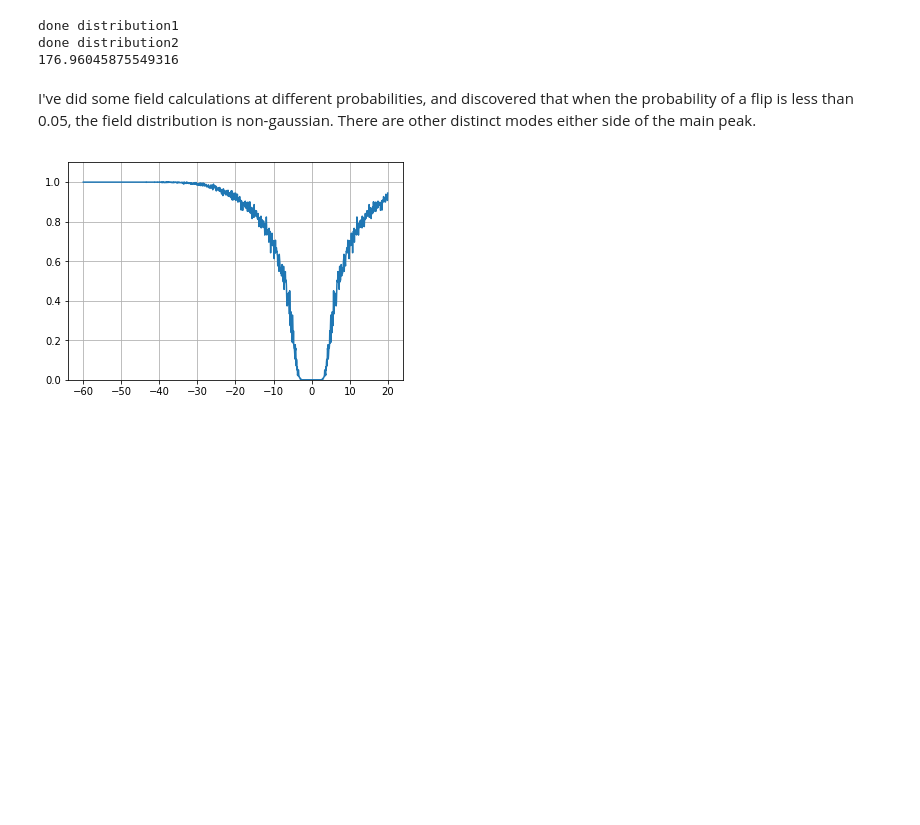
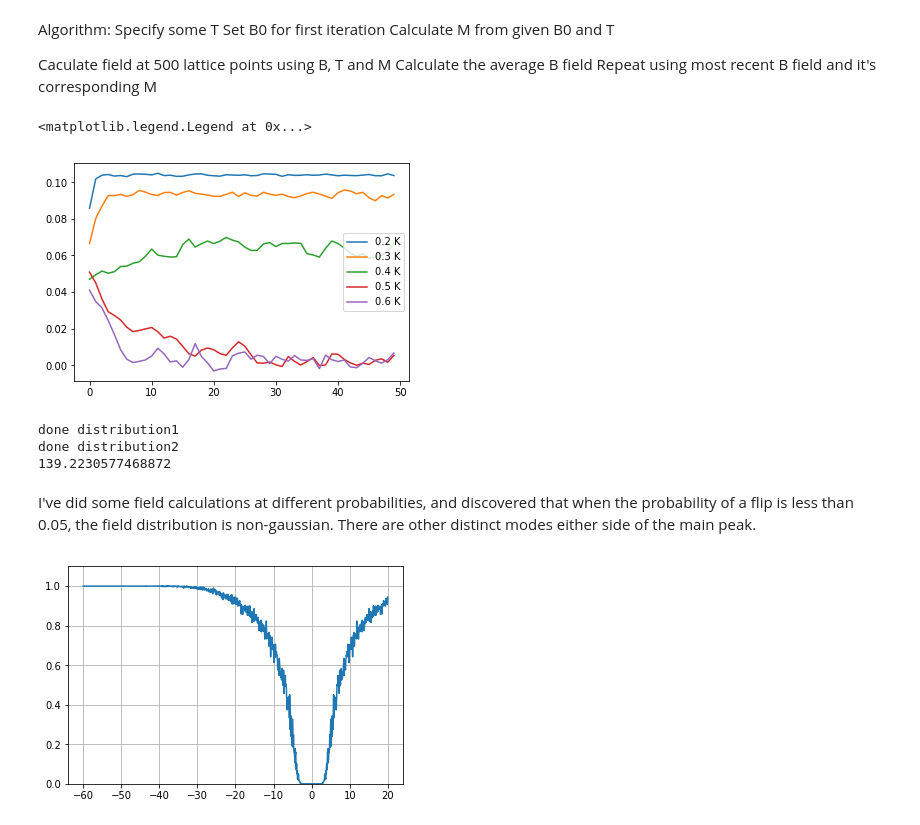
Before and after one commit to mattberrington/dipolesums, a Jupyter notebook: MonteCarlo.ipynb, the cells around one changed output. Drawn from its saved outputs; the diff is of its cells as text; code cells hidden in the pictures; blank space fills up the shorter version.

Commit message:
Adding interesting temperature dependence to Monte Carlo that seems to predict the ordering temperature

```diff
--- a/MonteCarlo.ipynb
+++ b/MonteCarlo.ipynb
@@ -5,6 +5,7 @@ import scipy.sparse
 import time
 import random
 import spinh
+import matplotlib.pyplot as plt
 
 pi = np.pi
 mB=9.274*10**(-24)
@@ -36,19 +37,18 @@ By_each_ion = factor*((3*(muz*rz)*ry)/(rtot**5))
 Bz_each_ion = factor*(-(muz/rtot**3) + (3*(muz*rz)*rz)/(rtot**5))
 
 def probabilty_flipped(T,Bx,By,Bz):
-    boltzmann = 20.8368
-    Temperature = 0.26
+    boltzmann = 20.8368 #GHz/Kelvin
     p1 = np.exp(-spinh.groundsplitting(M_gnd,Bx,By,Bz)/(boltzmann*T))
-    p2 = np.exp(0)
+    p2 = np.exp(-0)
     propability_flipping = p1/(p1+p2)
     return propability_flipping
 
 def field(Bxs,Bys,Bzs,vertices,T,Bx_applied,By_applied,Bz_applied):
     bias = -probabilty_flipped(T,Bx_applied,By_applied,Bz_applied)
     randoms_orientations = np.sign(np.random.rand(len(vertices))+bias)
-    Bx = np.sum(Bxs*randoms_orientations) + Bx_applied
-    By = np.sum(Bys*randoms_orientations) + By_applied
-    Bz = np.sum(Bzs*randoms_orientations) + Bz_applied
+    Bx = np.sum(Bxs*randoms_orientations) #+ Bx_applied
+    By = np.sum(Bys*randoms_orientations) #+ By_applied
+    Bz = np.sum(Bzs*randoms_orientations) #+ Bz_applied
     return (Bx, By, Bz)
 
 import numpy as np
@@ -75,6 +75,37 @@ gz_exc    =   0.9
 
 M_gnd = spinh.M(alpha_gnd, beta_gnd, gamma_gnd, gx_gnd, gy_gnd, gz_gnd)
 M_exc = spinh.M(alpha_exc, beta_exc, gamma_exc, gx_exc, gy_exc, gz_exc)
+# %% [markdown]
+Algorithm:
+Specify some T
+Set B0 for first iteration
+Calculate M from given B0 and T
+
+Caculate field at 500 lattice points using B, T and M
+Calculate the average B field
+Repeat using most recent B field and it's corresponding M
+# %%
+rho = 2/(np.dot(np.cross(ErCl3.a,ErCl3.b),ErCl3.c))/((10**(-10))**3)
+
+for T in [0.2,0.3,0.4,0.5,0.6]:
+    B = [0,0,0.05]
+    M = rho*np.array([mux,muy,muz])*(1-2*probabilty_flipped(T,*B))
+    B_list = []
+    M_list = []
+    for i in range(50):
+        Bcavity = mu0*M/3
+        field_list = []
+        for j in range(500):
+            field_list.append(field(Bx_each_ion,By_each_ion,Bz_each_ion,vertices,T,*B) + Bcavity)
+        B = np.mean(field_list,axis=0)
+        M = rho*np.array([mux,muy,muz])*(1-2*probabilty_flipped(T,*B))
+        B_list.append(B[2])
+        M_list.append(M[2])
+    plt.plot(B_list[:],label=str(T)+' K')
+plt.legend()
+# %% [output]
+<matplotlib.legend.Legend at 0x...>
+[figure, added]
 # %%
 sample_length = 50000
 t=time.time()
@@ -92,11 +123,12 @@ print('done distribution2')
 distribution3 = np.empty((sample_length,3))
 for i in range(sample_length):
     distribution3[i] = field(Bx_each_ion,By_each_ion,Bz_each_ion,vertices,2,0,0,0.2)
+print('done distribution3')
 print(time.time()-t)
 # %% [output]
 done distribution1
 done distribution2
-176.96045875549316
+139.2230577468872
 # %% [markdown]
 I've did some field calculations at different probabilities, and discovered that when the probability of a flip is less than 0.05, the field distribution is non-gaussian. There are other distinct modes either side of the main peak.
 # %%
```
Also changed, not shown: parts of 2 cells of this notebook.
